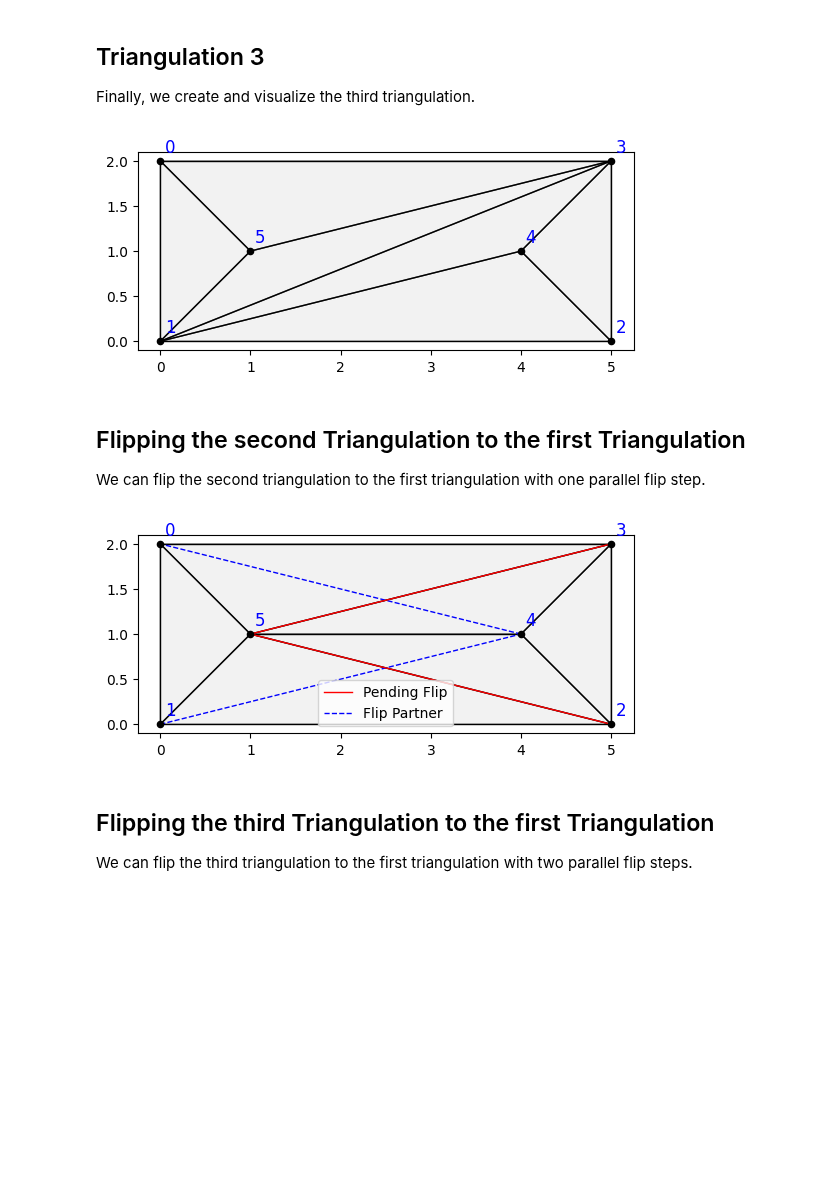
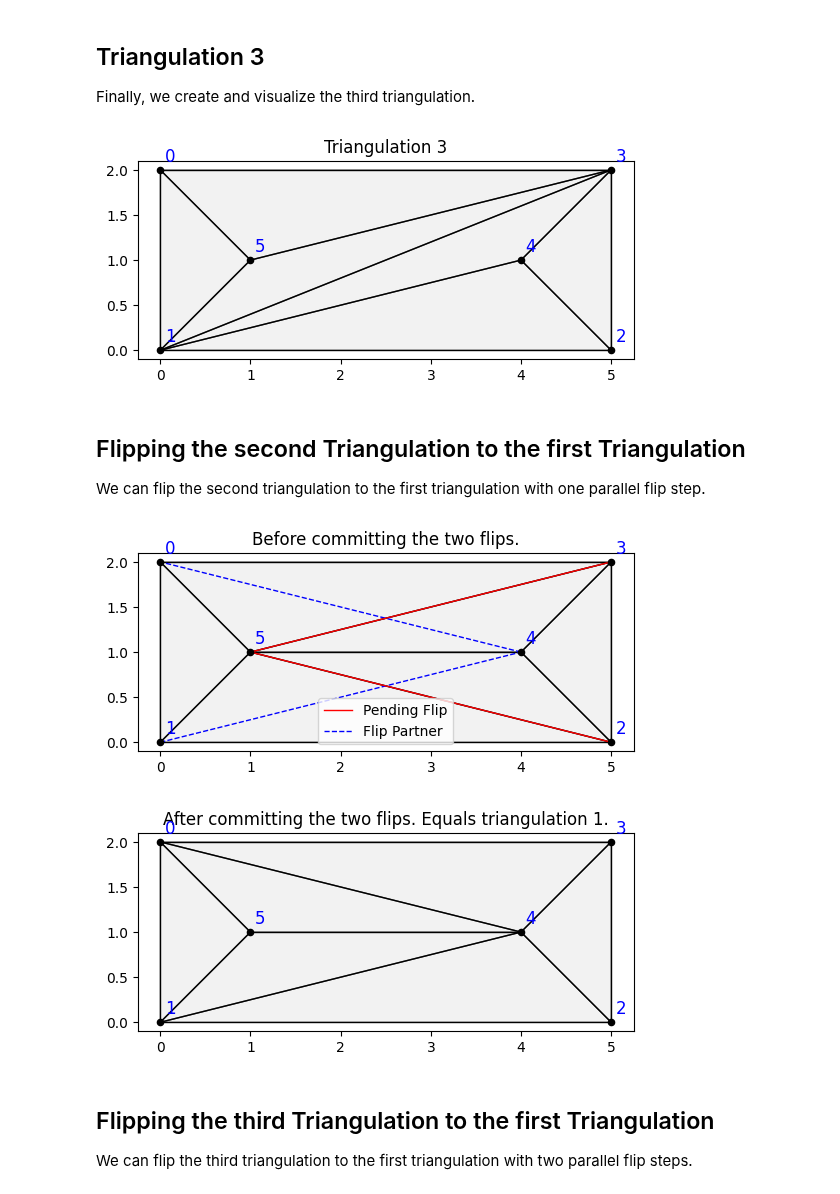
Before and after one commit to CG-SHOP/pyutils26, a Jupyter notebook: example_verification.ipynb, the cells around one changed output. Cells and saved outputs as stored; diff of their text form; code cells hidden in the pictures; blank space fills up the shorter version.

Commit message:
feat: added titles to the plots

```diff
--- a/example_verification.ipynb
+++ b/example_verification.ipynb
@@ -62,9 +62,9 @@ Finally, we create and visualize the third triangulation.
 # %%
 
 flippable_triang_3 = FlippableTriangulation.from_points_edges([Point(x,y) for x,y in points], triang_3)
-draw_flips(flippable_triang_3, show_indices=True)
+draw_flips(flippable_triang_3, show_indices=True, title="Triangulation 3")
 # %% [output]
-[figure, old version]
+[figure, new version]
 # %% [markdown]
 ## Flipping the second Triangulation to the first Triangulation
 
@@ -72,11 +72,13 @@ We can flip the second triangulation to the first triangulation with one paralle
 # %%
 flippable_triang_2.add_flip((3,5))
 flippable_triang_2.add_flip((2,5))
-draw_flips(flippable_triang_2,  show_indices=True)
+draw_flips(flippable_triang_2,  show_indices=True, title="Before committing the two flips.")
 flippable_triang_2.commit()
+draw_flips(flippable_triang_2,  show_indices=True, title="After committing the two flips. Equals triangulation 1.")
 assert flippable_triang_1 == flippable_triang_2
 # %% [output]
-[figure, old version]
+[figure, new version]
+[figure, added]
 # %% [markdown]
 ## Flipping the third Triangulation to the first Triangulation
 
```
Also changed, not shown: parts of 4 cells of this notebook, 1 other file.
